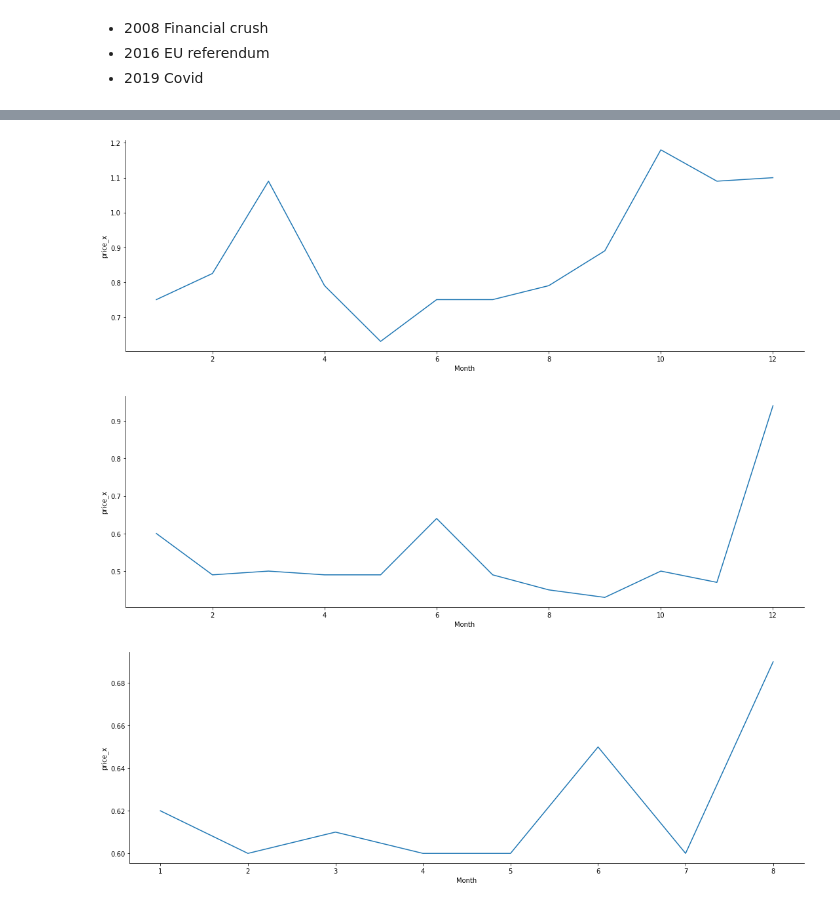
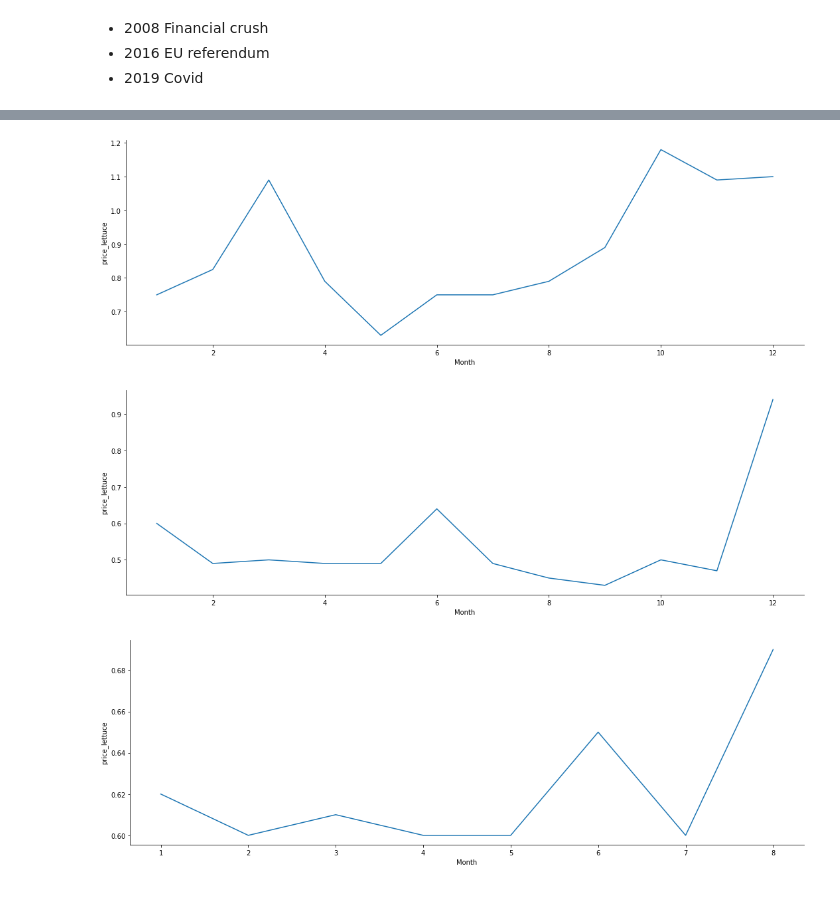
Before and after one commit to colinmburugu/Group_6_interns, a Jupyter notebook: Lettuce price prediction .ipynb, the cells around one changed output, grey strips where cells are left out. Cells and saved outputs as stored; diff of their text form; code cells hidden in the pictures.

```diff
--- a/Lettuce price prediction .ipynb
+++ b/Lettuce price prediction .ipynb
@@ -256,7 +252,8 @@ lettuce_data.head()
-# %%
-lettuce_data.drop(columns = 'quote_date', axis = 1, inplace = True)
-lettuce_data.drop(columns = 'date2', axis = 1, inplace = True)
-lettuce_data.drop(columns = 'date3', axis = 1, inplace = True)
+# %%
+#columns to drop
+cols = ['quote_date','date2','date3','keep','item','item_id','description','name','_merge']
+# %%
+lettuce_data.drop(columns = cols, axis = 1, inplace = True)
 # %%
 lettuce_data.head()
 # %% [output]
@@ -404,10 +392,10 @@ lettuce_data.head()
 # %%
 
-lettuce_data_2008_price_per_month = lettuce_data_2008.groupby(['Month'], as_index=False)['price_x'].median()
+lettuce_data_2008_price_per_month = lettuce_data_2008.groupby(['Month'], as_index=False)['price_lettuce'].median()
 # %%
-sns.relplot(kind='line', data = lettuce_data_2008_price_per_month, x = 'Month', y = 'price_x',  aspect = 3);
+sns.relplot(kind='line', data = lettuce_data_2008_price_per_month, x = 'Month', y = 'price_lettuce',  aspect = 3);
 # %% [output]
-[figure, old version]
+[figure, new version]
 # %%
 lettuce_data_2016 = lettuce_data[lettuce_data['Year'] == 2016].copy()
 
@@ -415,7 +403,7 @@ lettuce_data_2016_price_per_month = lettuce_data_2016.groupby(['Month'], as_inde
 # %%
-sns.relplot(kind='line', data = lettuce_data_2016_price_per_month, x = 'Month', y = 'price_x',  aspect = 3);
+sns.relplot(kind='line', data = lettuce_data_2016_price_per_month, x = 'Month', y = 'price_lettuce',  aspect = 3);
 # %% [output]
-[figure, old version]
+[figure, new version]
 # %%
 lettuce_data_2019 = lettuce_data[lettuce_data['Year'] == 2019].copy()
 
@@ -423,6 +411,6 @@ lettuce_data_2019_price_per_month = lettuce_data_2019.groupby(['Month'], as_inde
 # %%
-sns.relplot(kind='line', data = lettuce_data_2019_price_per_month, x = 'Month', y = 'price_x',  aspect = 3);
+sns.relplot(kind='line', data = lettuce_data_2019_price_per_month, x = 'Month', y = 'price_lettuce',  aspect = 3);
 # %% [output]
-[figure, old version]
+[figure, new version]
 # %%
 lettuce_data[lettuce_data["region"]==99]
```
Also changed, not shown: parts of 28 cells of this notebook, 4 other files.
